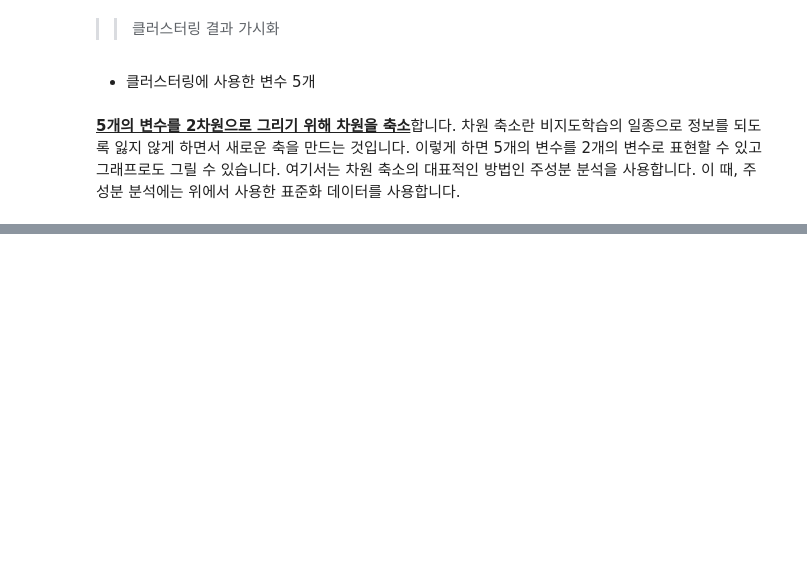
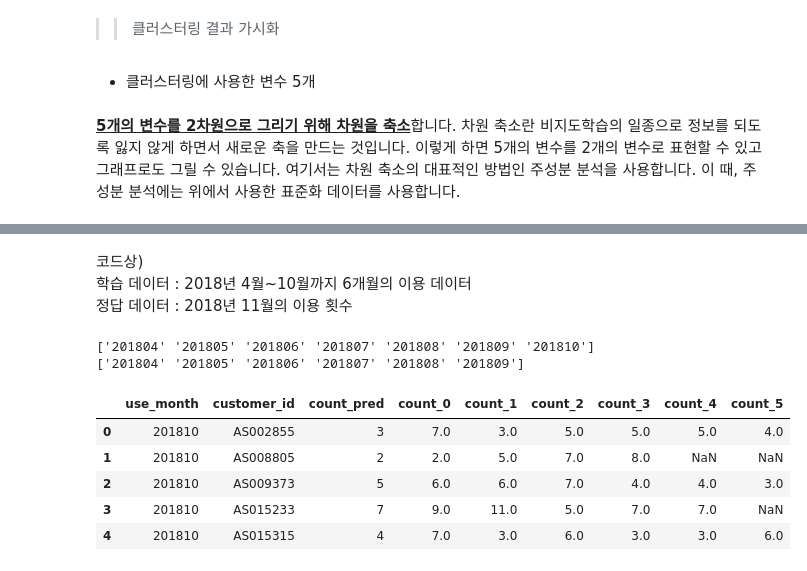
Before and after one commit to gmlwlswls/study_DataTechniques, a Jupyter notebook: 02. MachineLearning/gym_data_ML.ipynb, the cells around one changed output, grey strips where cells are left out. Saved outputs shown, nothing was run; the diff lists cells and outputs as text; code cells hidden in the pictures; blank space fills up the shorter version.

```diff
--- a/02. MachineLearning/gym_data_ML.ipynb
+++ b/02. MachineLearning/gym_data_ML.ipynb
@@ -234,0 +374,65 @@ See the caveats in the documentation: https://pandas.pydata.org/pandas-docs/stab
+# %% [markdown]
+코드상)
+학습 데이터 : 2018년 4월~10월까지 6개월의 이용 데이터
+정답 데이터 : 2018년 11월의 이용 횟수
+# %%
+# 데이터 준비
+# 연월, 회원마다 사용 로그 집계
+use_log['usedate'] = pd.to_datetime(use_log['usedate'])
+use_log['use_month'] = use_log['usedate'].dt.strftime('%Y%m')
+use_log['use_month'].head()
+
+ym_use_log = use_log.groupby(by= ['use_month', 'customer_id'], as_index= False).count()[['use_month', 'customer_id', 'log_id']]
+ym_use_log.rename(columns= {'log_id' : 'count'}, inplace= True)
+ym_use_log
+
+# 2018년 04월부터 2018년 10월까지 > 과거 6개월분의 이용 횟수 / 다음 달(2018년 11월)의 이용 횟수를 저장
+# DataFrame > year_month  | customer_id | count_pred | count_0 ~ 5(월별 count)
+
+total_use_month = ym_use_log['use_month'].sort_values().unique() # 201804 - 201903
+target_period = total_use_month[0:7] # array([['201804' '201805' '201806' '201807' '201808' '201809' '201810']])
+print(target_period)
+
+# # 챗gpt
+
+for i, month in enumerate(target_period):
+    if i < 6:
+        continue  # 과거 6개월이 안 쌓이면 스킵
+    past_months = target_period[i-6:i]  # 201804부터 201809 - 6개월
+    print(past_months)
+    next_month = month  # 예측 달(201811)
+
+    # 과거 6개월 데이터
+    past_data = ym_use_log[ym_use_log['use_month'].isin(past_months)].copy() # use_month, customer_id, count
+
+    # 다음달 데이터
+    next_data = ym_use_log[ym_use_log['use_month'] == next_month].copy()  # use_month, customer_id, count
+    next_data = next_data.rename(columns={'count': 'count_pred'})   # use_month, customer_id, count_pred
+
+    # pivot | pivot_table : 집계원할 때
+    past_pivot = past_data.pivot(index='customer_id', columns='use_month', values='count') # customer_id, 201804, ,, 201809
+    past_pivot = past_pivot.reset_index()
+    past_pivot_columns = ['customer_id']
+    past_pivot_columns.extend([f'count_{5-j}' for j in range(6)]) # 최근부터 과거 0~5 > 201804가 5
+    past_pivot.columns = past_pivot_columns
+
+    # merge
+    merged = pd.merge(next_data, past_pivot, on='customer_id', how='left') # use_month, customer_id, count_pred, 201804, ,, 201809
+    # print(merged)
+
+use_log_6month = pd.DataFrame(merged)
+use_log_6month
+
+# 열 순서 정리
+use_log_6month = use_log_6month[['use_month', 'customer_id', 'count_pred', 'count_0', 'count_1', 'count_2', 'count_3', 'count_4', 'count_5']]
+
+use_log_6month.head()
+# %% [output]
+['201804' '201805' '201806' '201807' '201808' '201809' '201810']
+['201804' '201805' '201806' '201807' '201808' '201809']
+|  | use_month | customer_id | count_pred | count_0 | count_1 | count_2 | count_3 | count_4 | count_5 |
+| 0 | 201810 | AS002855 | 3 | 7.0 | 3.0 | 5.0 | 5.0 | 5.0 | 4.0 |
+| 1 | 201810 | AS008805 | 2 | 2.0 | 5.0 | 7.0 | 8.0 | NaN | NaN |
+| 2 | 201810 | AS009373 | 5 | 6.0 | 6.0 | 7.0 | 4.0 | 4.0 | 3.0 |
+| 3 | 201810 | AS015233 | 7 | 9.0 | 11.0 | 5.0 | 7.0 | 7.0 | NaN |
+| 4 | 201810 | AS015315 | 4 | 7.0 | 3.0 | 6.0 | 3.0 | 3.0 | 6.0 |
```
Also changed, not shown: parts of 21 cells of this notebook.
